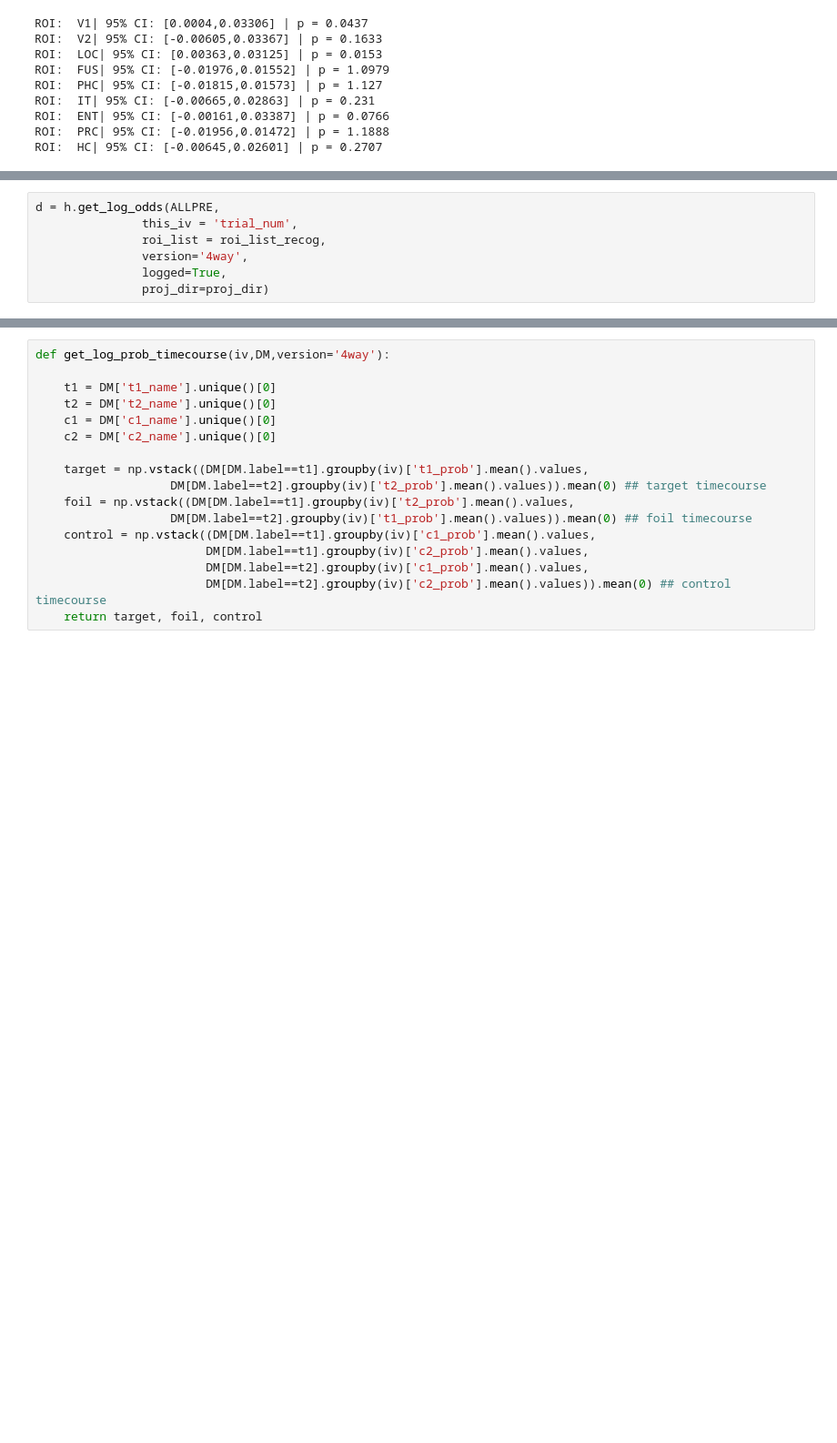
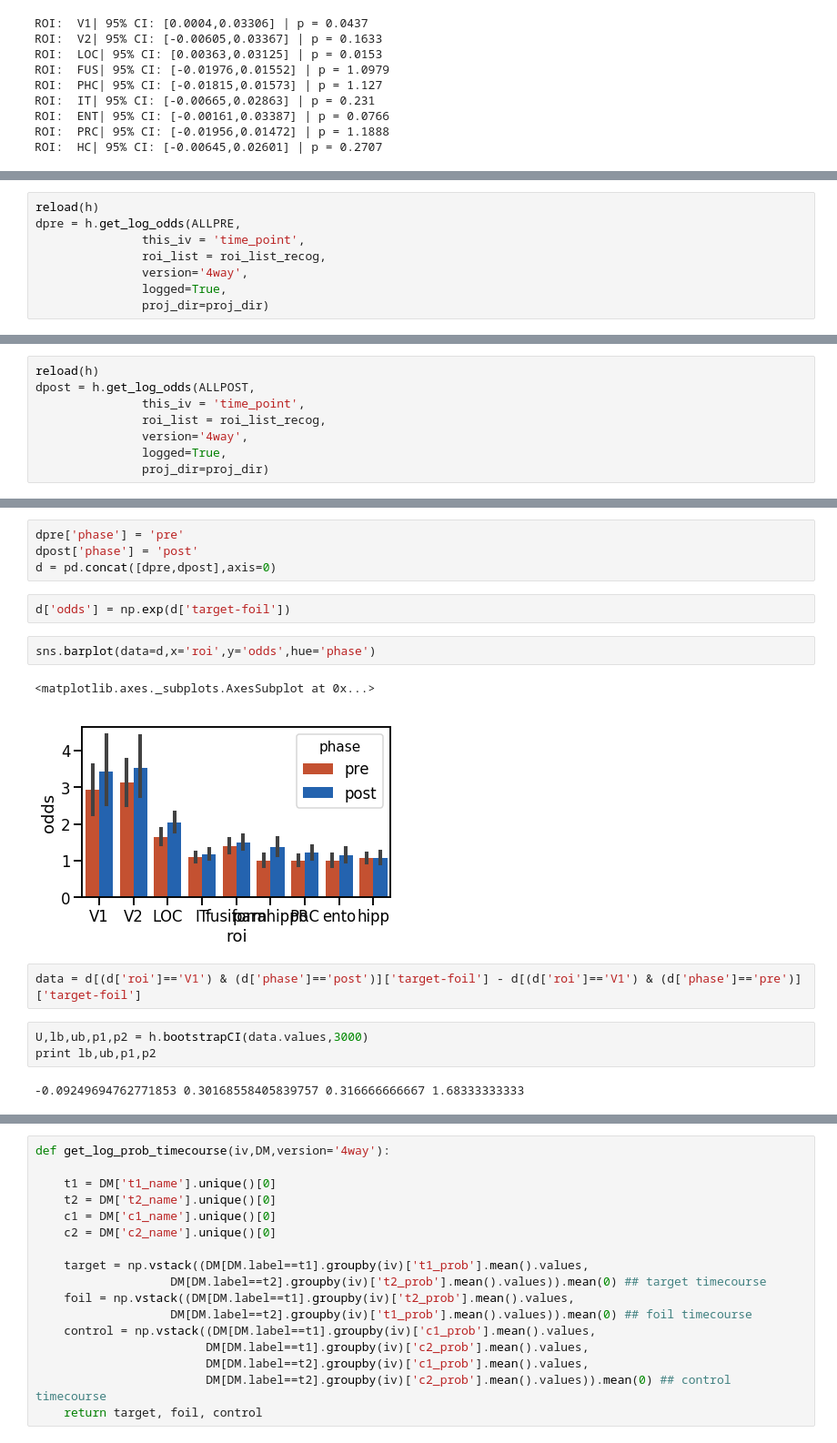
Before and after one commit to cogtoolslab/neurosketch, a Jupyter notebook: ipynb/golden/2_object_evidence_during_drawing.ipynb, the cells around one changed output, grey strips where cells are left out. Shown at 91% size. Saved outputs shown, nothing was run; the diff lists cells and outputs as text; blank space fills up the shorter version.

```diff
--- a/ipynb/golden/2_object_evidence_during_drawing.ipynb
+++ b/ipynb/golden/2_object_evidence_during_drawing.ipynb
@@ -367,6 +421,7 @@ ALLPOST.head()
 # %%
-d = h.get_log_odds(ALLPRE,
-               this_iv = 'trial_num',
+reload(h)
+dpre = h.get_log_odds(ALLPRE,
+               this_iv = 'time_point',
                roi_list = roi_list_recog,
                version='4way',
                logged=True,
@@ -375,0 +441,8 @@ IndexError: list index out of range
+# %%
+reload(h)
+dpost = h.get_log_odds(ALLPOST,
+               this_iv = 'time_point',
+               roi_list = roi_list_recog,
+               version='4way',
+               logged=True,
+               proj_dir=proj_dir)
@@ -375,0 +461,18 @@ IndexError: list index out of range
+# %%
+dpre['phase'] = 'pre'
+dpost['phase'] = 'post'
+d = pd.concat([dpre,dpost],axis=0)
+# %%
+d['odds'] = np.exp(d['target-foil'])
+# %%
+sns.barplot(data=d,x='roi',y='odds',hue='phase')
+# %% [output]
+<matplotlib.axes._subplots.AxesSubplot at 0x...>
+[figure, added]
+# %%
+data = d[(d['roi']=='V1') & (d['phase']=='post')]['target-foil'] - d[(d['roi']=='V1') & (d['phase']=='pre')]['target-foil']
+# %%
+U,lb,ub,p1,p2 = h.bootstrapCI(data.values,3000)
+print lb,ub,p1,p2
+# %% [output]
+-0.09249694762771853 0.30168558405839757 0.316666666667 1.68333333333
```
Also changed, not shown: parts of 21 cells of this notebook, 1 other file.
